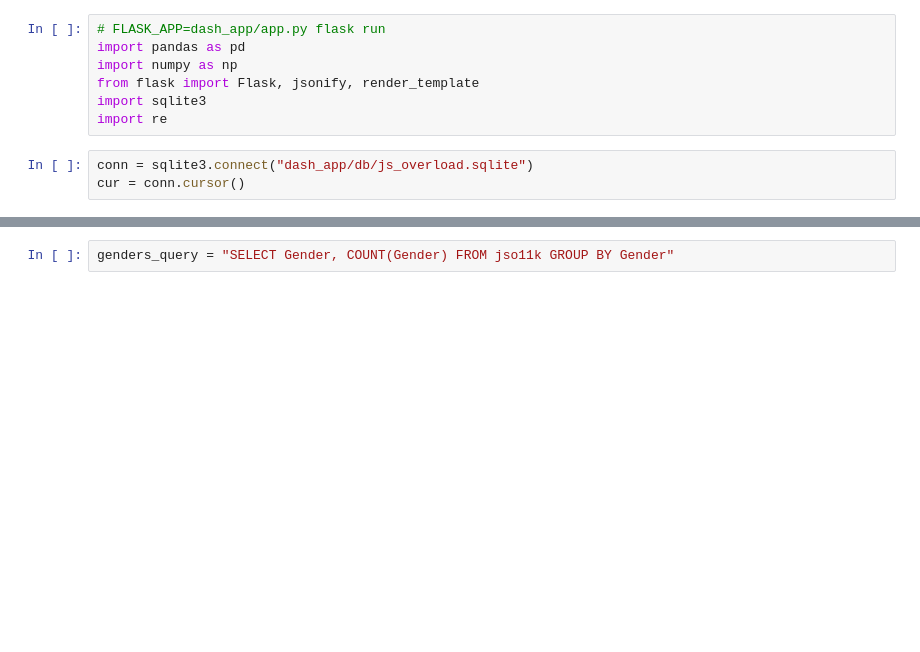
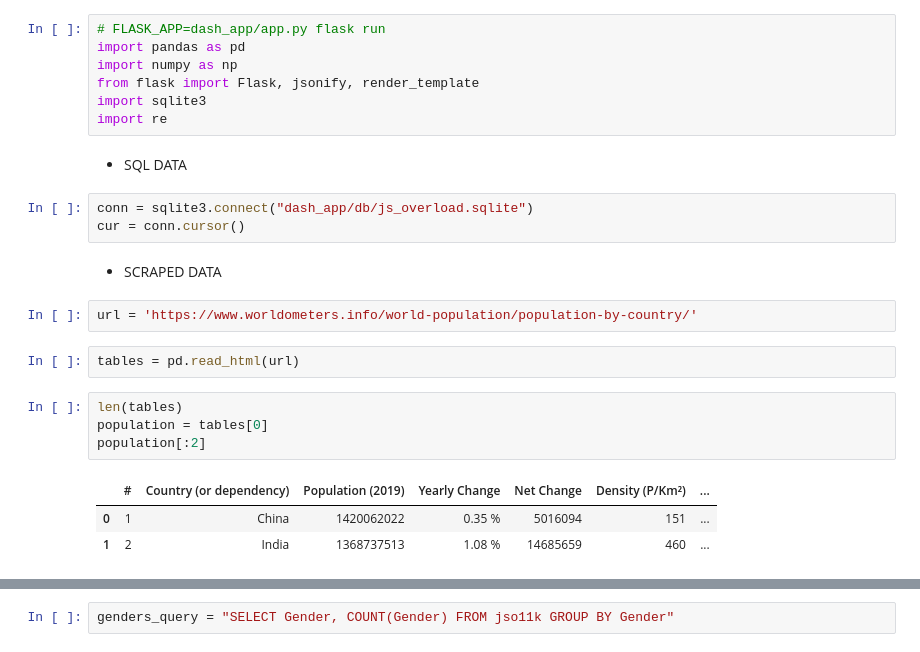
Before and after one commit to bellissima0419/d3js, a Jupyter notebook: jsoTester.ipynb, the cells around one changed output, grey strips where cells are left out. Saved outputs shown, nothing was run; the diff lists cells and outputs as text; blank space fills up the shorter version.

```diff
--- a/jsoTester.ipynb
+++ b/jsoTester.ipynb
@@ -5,6 +5,22 @@ import numpy as np
 from flask import Flask, jsonify, render_template
 import sqlite3
 import re
+# %% [markdown]
+* SQL DATA
 # %%
 conn = sqlite3.connect("dash_app/db/js_overload.sqlite")
 cur = conn.cursor()
+# %% [markdown]
+* SCRAPED DATA
+# %%
+url = 'https://www.worldometers.info/world-population/population-by-country/'
+# %%
+tables = pd.read_html(url)
+# %%
+len(tables)
+population = tables[0]
+population[:2]
+# %% [output]
+|  | # | Country (or dependency) | Population (2019) | Yearly Change | Net Change | Density (P/Km²) | ... |
+| 0 | 1 | China | 1420062022 | 0.35 % | 5016094 | 151 | ... |
+| 1 | 2 | India | 1368737513 | 1.08 % | 14685659 | 460 | ... |
```
Also changed, not shown: parts of 22 cells of this notebook, 1 other file.
